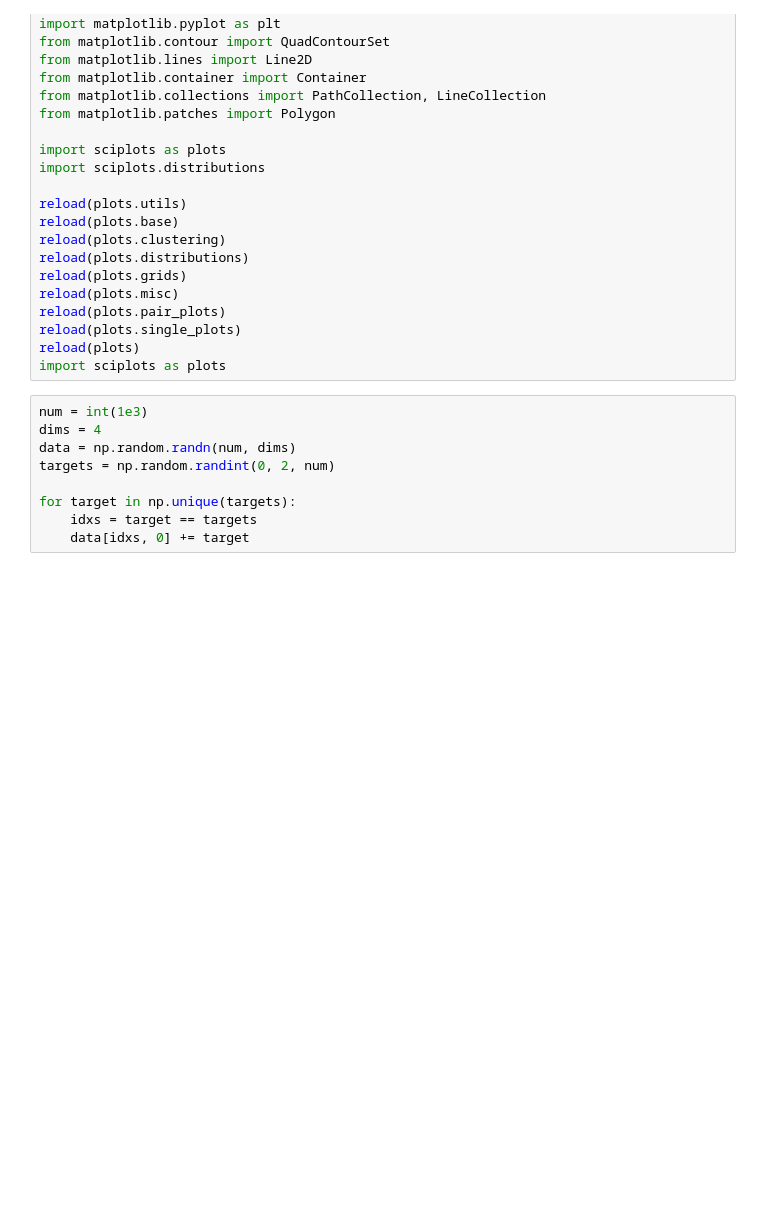
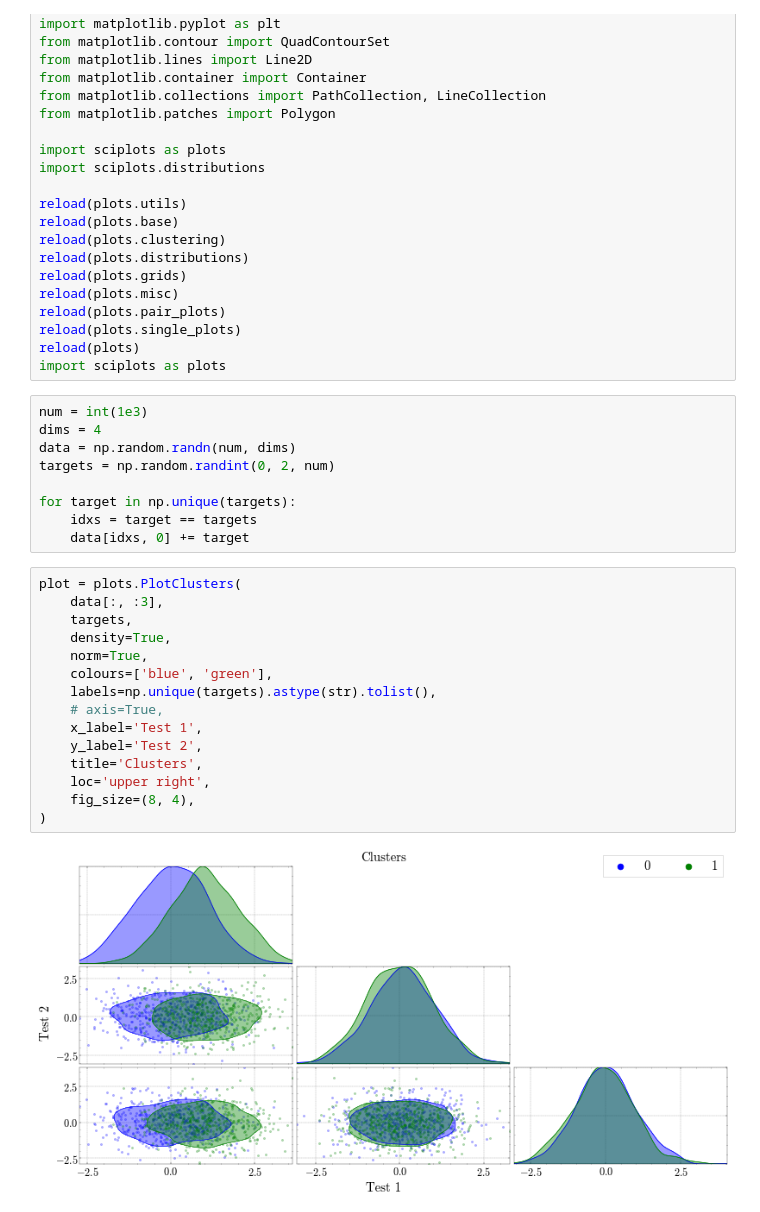
Before and after one commit to EthanTreg/Science-Plots, a Jupyter notebook: jupyter/plot_tests.ipynb, the cells around one changed output. Saved outputs shown, nothing was run; the diff lists cells and outputs as text; blank space fills up the shorter version.

```diff
--- a/jupyter/plot_tests.ipynb
+++ b/jupyter/plot_tests.ipynb
@@ -31,6 +31,23 @@ targets = np.random.randint(0, 2, num)
 for target in np.unique(targets):
     idxs = target == targets
     data[idxs, 0] += target
+# %%
+plot = plots.PlotClusters(
+    data[:, :3],
+    targets,
+    density=True,
+    norm=True,
+    colours=['blue', 'green'],
+    labels=np.unique(targets).astype(str).tolist(),
+    # axis=True,
+    x_label='Test 1',
+    y_label='Test 2',
+    title='Clusters',
+    loc='upper right',
+    fig_size=(8, 4),
+)
+# %% [output]
+[figure, added]
 # %%
 plot = plots.PlotClusters(
     data[:, :2],
```
Also changed, not shown: parts of 13 cells of this notebook, 5 other files.
